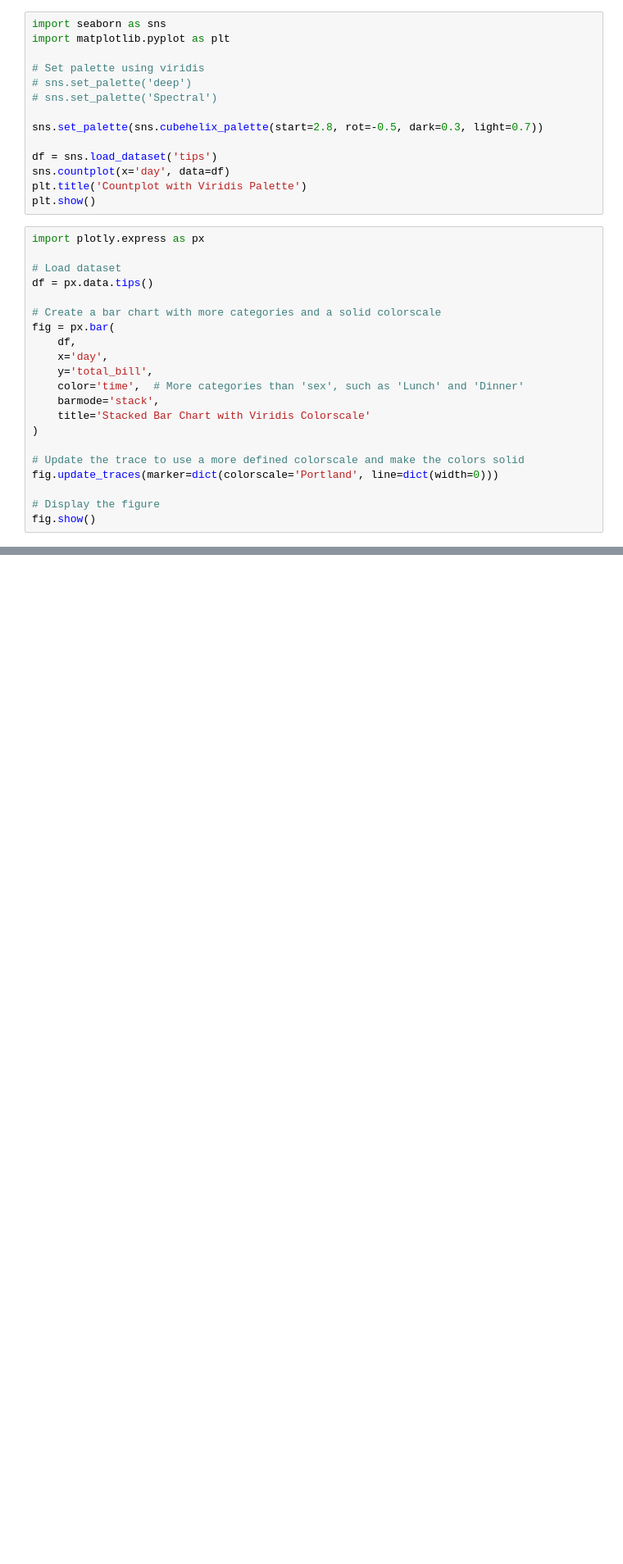
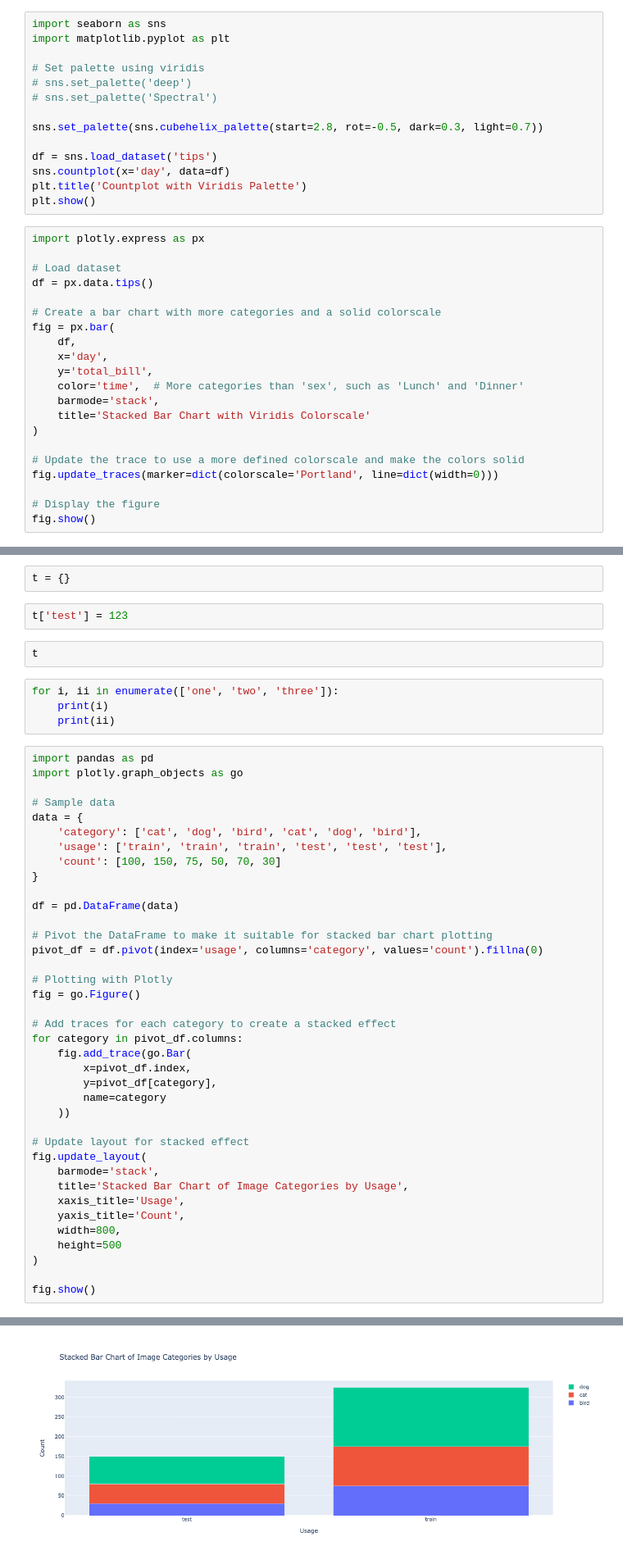
Before and after one commit to dlumian/EmotionFaceClassifier, a Jupyter notebook: notebooks/scratch_pad.ipynb, the cells around one changed output, grey strips where cells are left out. Shown at 82% size. Saved outputs shown, nothing was run; the diff lists cells and outputs as text; blank space fills up the shorter version.

```diff
--- a/notebooks/scratch_pad.ipynb
+++ b/notebooks/scratch_pad.ipynb
@@ -35,0 +48,49 @@ fig.show()
+# %%
+t = {}
+# %%
+t['test'] = 123
+# %%
+t
+# %%
+for i, ii in enumerate(['one', 'two', 'three']):
+    print(i)
+    print(ii)
+# %%
+import pandas as pd
+import plotly.graph_objects as go
+
+# Sample data
+data = {
+    'category': ['cat', 'dog', 'bird', 'cat', 'dog', 'bird'],
+    'usage': ['train', 'train', 'train', 'test', 'test', 'test'],
+    'count': [100, 150, 75, 50, 70, 30]
+}
+
+df = pd.DataFrame(data)
+
+# Pivot the DataFrame to make it suitable for stacked bar chart plotting
+pivot_df = df.pivot(index='usage', columns='category', values='count').fillna(0)
+
+# Plotting with Plotly
+fig = go.Figure()
+
+# Add traces for each category to create a stacked effect
+for category in pivot_df.columns:
+    fig.add_trace(go.Bar(
+        x=pivot_df.index,
+        y=pivot_df[category],
+        name=category
+    ))
+
+# Update layout for stacked effect
+fig.update_layout(
+    barmode='stack',
+    title='Stacked Bar Chart of Image Categories by Usage',
+    xaxis_title='Usage',
+    yaxis_title='Count',
+    width=800,
+    height=500
+)
+
+fig.show()
+# %% [output]
@@ -35,0 +98 @@ fig.show()
+[figure, added]
```
Also changed, not shown: parts of 7 cells of this notebook, 4 other files.
